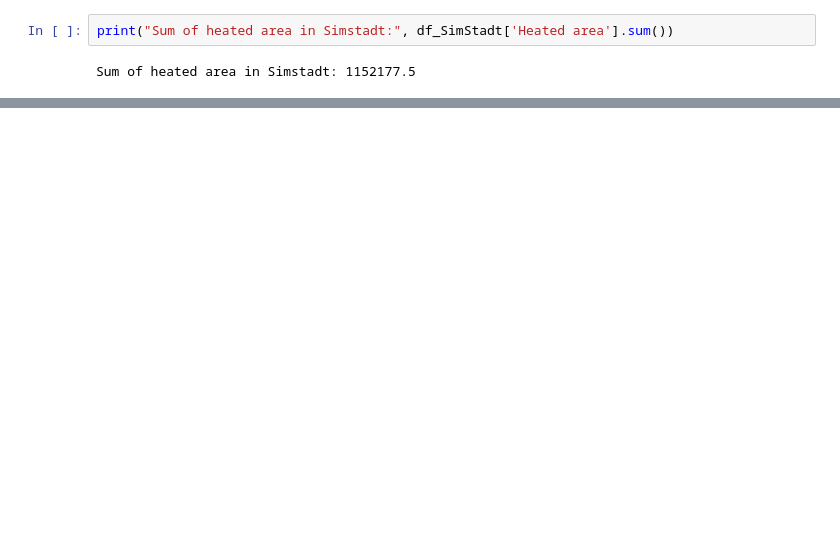
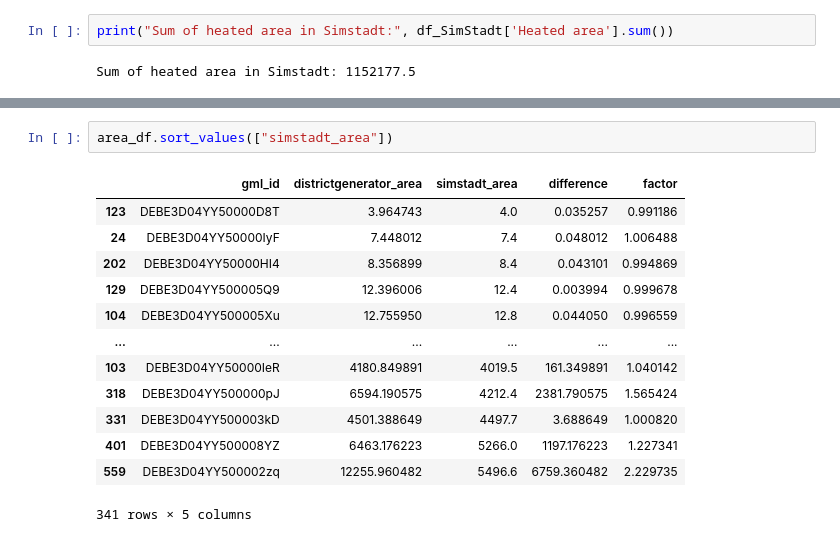
Before and after one commit to TUB-DVG/TECDEM, a Jupyter notebook: evaluation.ipynb, the cells around one changed output, grey strips where cells are left out. Cells and saved outputs as stored; diff of their text form; blank space fills up the shorter version.

```diff
--- a/evaluation.ipynb
+++ b/evaluation.ipynb
@@ -436,0 +511,16 @@ df_SimStadt.groupby(["ParentGMLId"])
+# %%
+area_df.sort_values(["simstadt_area"])
+# %% [output]
+|  | gml_id | districtgenerator_area | simstadt_area | difference | factor |
+| 123 | DEBE3D04YY50000D8T | 3.964743 | 4.0 | 0.035257 | 0.991186 |
+| 24 | DEBE3D04YY50000IyF | 7.448012 | 7.4 | 0.048012 | 1.006488 |
+| 202 | DEBE3D04YY50000HI4 | 8.356899 | 8.4 | 0.043101 | 0.994869 |
+| 129 | DEBE3D04YY500005Q9 | 12.396006 | 12.4 | 0.003994 | 0.999678 |
+| 104 | DEBE3D04YY500005Xu | 12.755950 | 12.8 | 0.044050 | 0.996559 |
+| ... | ... | ... | ... | ... | ... |
+| 103 | DEBE3D04YY50000IeR | 4180.849891 | 4019.5 | 161.349891 | 1.040142 |
+| 318 | DEBE3D04YY500000pJ | 6594.190575 | 4212.4 | 2381.790575 | 1.565424 |
+| 331 | DEBE3D04YY500003kD | 4501.388649 | 4497.7 | 3.688649 | 1.000820 |
+| 401 | DEBE3D04YY500008YZ | 6463.176223 | 5266.0 | 1197.176223 | 1.227341 |
+| 559 | DEBE3D04YY500002zq | 12255.960482 | 5496.6 | 6759.360482 | 2.229735 |
+341 rows × 5 columns
```
Also changed, not shown: parts of 10 cells of this notebook.
